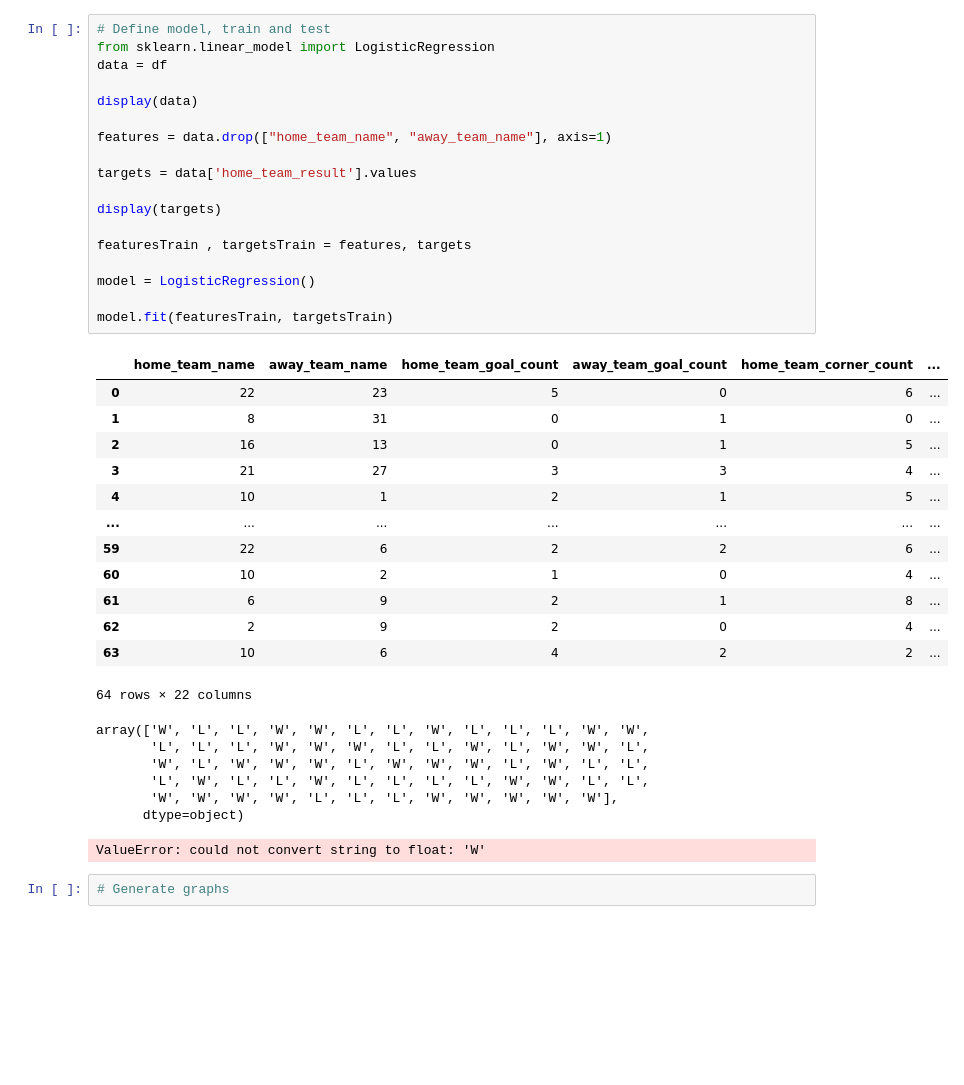
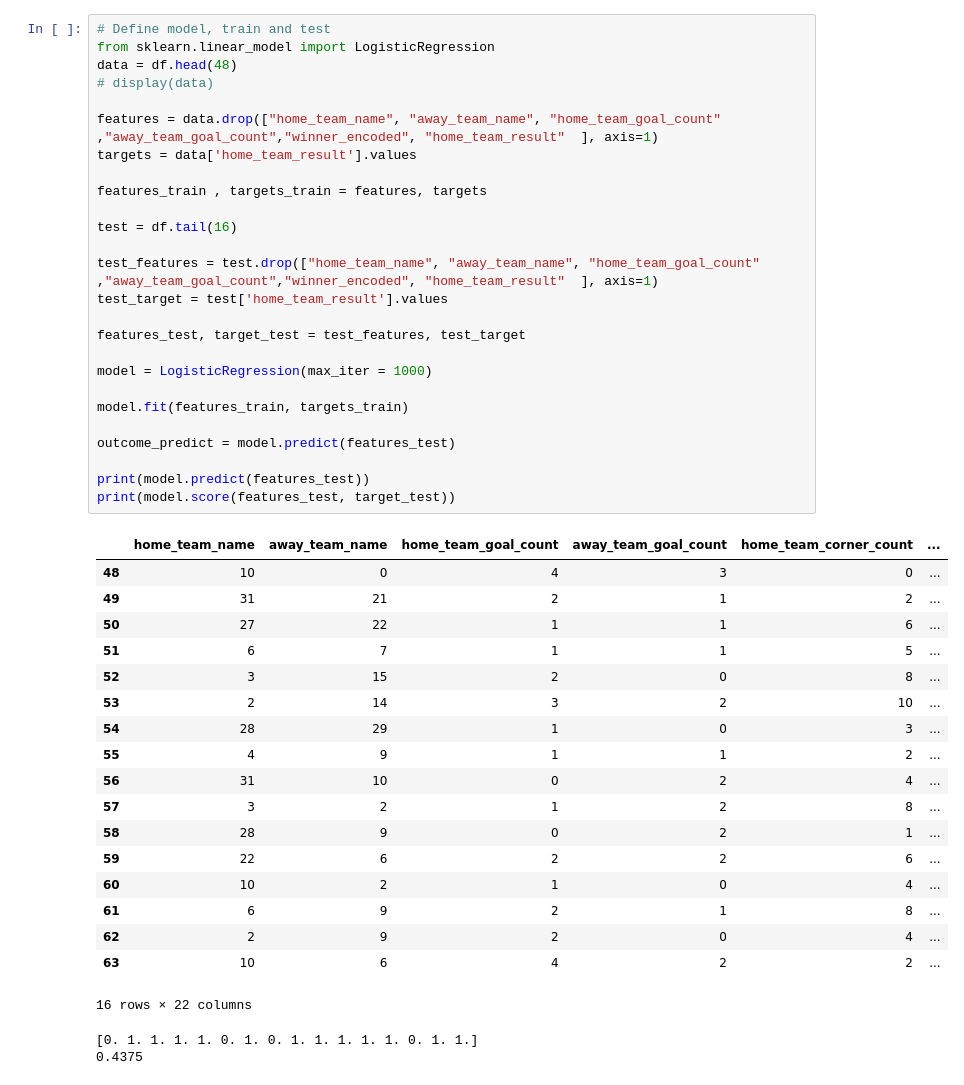
Before and after one commit to rajatjain007/FIFAWorldCupPrediction, a Jupyter notebook: LogisticRegression/phase1.ipynb, the cells around one changed output. Drawn from its saved outputs; the diff is of its cells as text; blank space fills up the shorter version.

```diff
--- a/LogisticRegression/phase1.ipynb
+++ b/LogisticRegression/phase1.ipynb
@@ -28,41 +25,47 @@ display(df)
 # %%
 # Define model, train and test
 from sklearn.linear_model import LogisticRegression
-data = df
+data = df.head(48)
+# display(data)
 
-display(data)
-
-features = data.drop(["home_team_name", "away_team_name"], axis=1)
-
+features = data.drop(["home_team_name", "away_team_name", "home_team_goal_count" ,"away_team_goal_count","winner_encoded", "home_team_result"  ], axis=1)
 targets = data['home_team_result'].values
 
-display(targets)
+features_train , targets_train = features, targets
 
-featuresTrain , targetsTrain = features, targets
+test = df.tail(16)
 
-model = LogisticRegression()
+test_features = test.drop(["home_team_name", "away_team_name", "home_team_goal_count" ,"away_team_goal_count","winner_encoded", "home_team_result"  ], axis=1)
+test_target = test['home_team_result'].values
 
-model.fit(featuresTrain, targetsTrain)
+features_test, target_test = test_features, test_target
+
+model = LogisticRegression(max_iter = 1000)
+
+model.fit(features_train, targets_train)
+
+outcome_predict = model.predict(features_test)
+
+print(model.predict(features_test))
+print(model.score(features_test, target_test))
 # %% [output]
 |  | home_team_name | away_team_name | home_team_goal_count | away_team_goal_count | home_team_corner_count | ... |
-| 0 | 22 | 23 | 5 | 0 | 6 | ... |
-| 1 | 8 | 31 | 0 | 1 | 0 | ... |
-| 2 | 16 | 13 | 0 | 1 | 5 | ... |
-| 3 | 21 | 27 | 3 | 3 | 4 | ... |
-| 4 | 10 | 1 | 2 | 1 | 5 | ... |
-| ... | ... | ... | ... | ... | ... | ... |
+| 48 | 10 | 0 | 4 | 3 | 0 | ... |
+| 49 | 31 | 21 | 2 | 1 | 2 | ... |
+| 50 | 27 | 22 | 1 | 1 | 6 | ... |
+| 51 | 6 | 7 | 1 | 1 | 5 | ... |
+| 52 | 3 | 15 | 2 | 0 | 8 | ... |
+| 53 | 2 | 14 | 3 | 2 | 10 | ... |
+| 54 | 28 | 29 | 1 | 0 | 3 | ... |
+| 55 | 4 | 9 | 1 | 1 | 2 | ... |
+| 56 | 31 | 10 | 0 | 2 | 4 | ... |
+| 57 | 3 | 2 | 1 | 2 | 8 | ... |
+| 58 | 28 | 9 | 0 | 2 | 1 | ... |
 | 59 | 22 | 6 | 2 | 2 | 6 | ... |
 | 60 | 10 | 2 | 1 | 0 | 4 | ... |
 | 61 | 6 | 9 | 2 | 1 | 8 | ... |
 | 62 | 2 | 9 | 2 | 0 | 4 | ... |
 | 63 | 10 | 6 | 4 | 2 | 2 | ... |
-64 rows × 22 columns
+16 rows × 22 columns
-array(['W', 'L', 'L', 'W', 'W', 'L', 'L', 'W', 'L', 'L', 'L', 'W', 'W',
-       'L', 'L', 'L', 'W', 'W', 'W', 'L', 'L', 'W', 'L', 'W', 'W', 'L',
-       'W', 'L', 'W', 'W', 'W', 'L', 'W', 'W', 'W', 'L', 'W', 'L', 'L',
-       'L', 'W', 'L', 'L', 'W', 'L', 'L', 'L', 'L', 'W', 'W', 'L', 'L',
-       'W', 'W', 'W', 'W', 'L', 'L', 'L', 'W', 'W', 'W', 'W', 'W'],
-      dtype=object)
+[0. 1. 1. 1. 1. 0. 1. 0. 1. 1. 1. 1. 1. 0. 1. 1.]
+0.4375
-ValueError: could not convert string to float: 'W'
-# %%
-# Generate graphs
```
Also changed, not shown: parts of 4 cells of this notebook, 1 other file.
